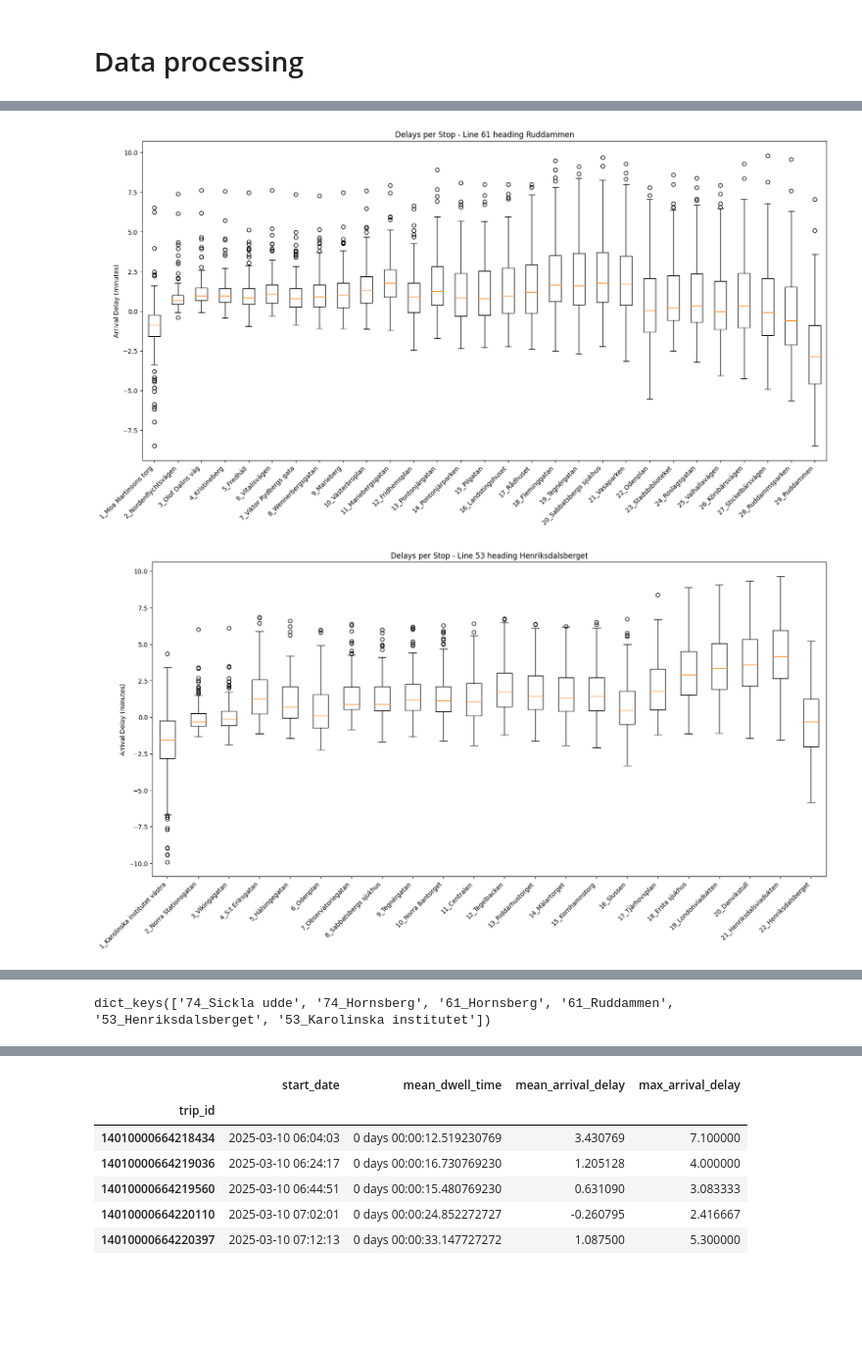
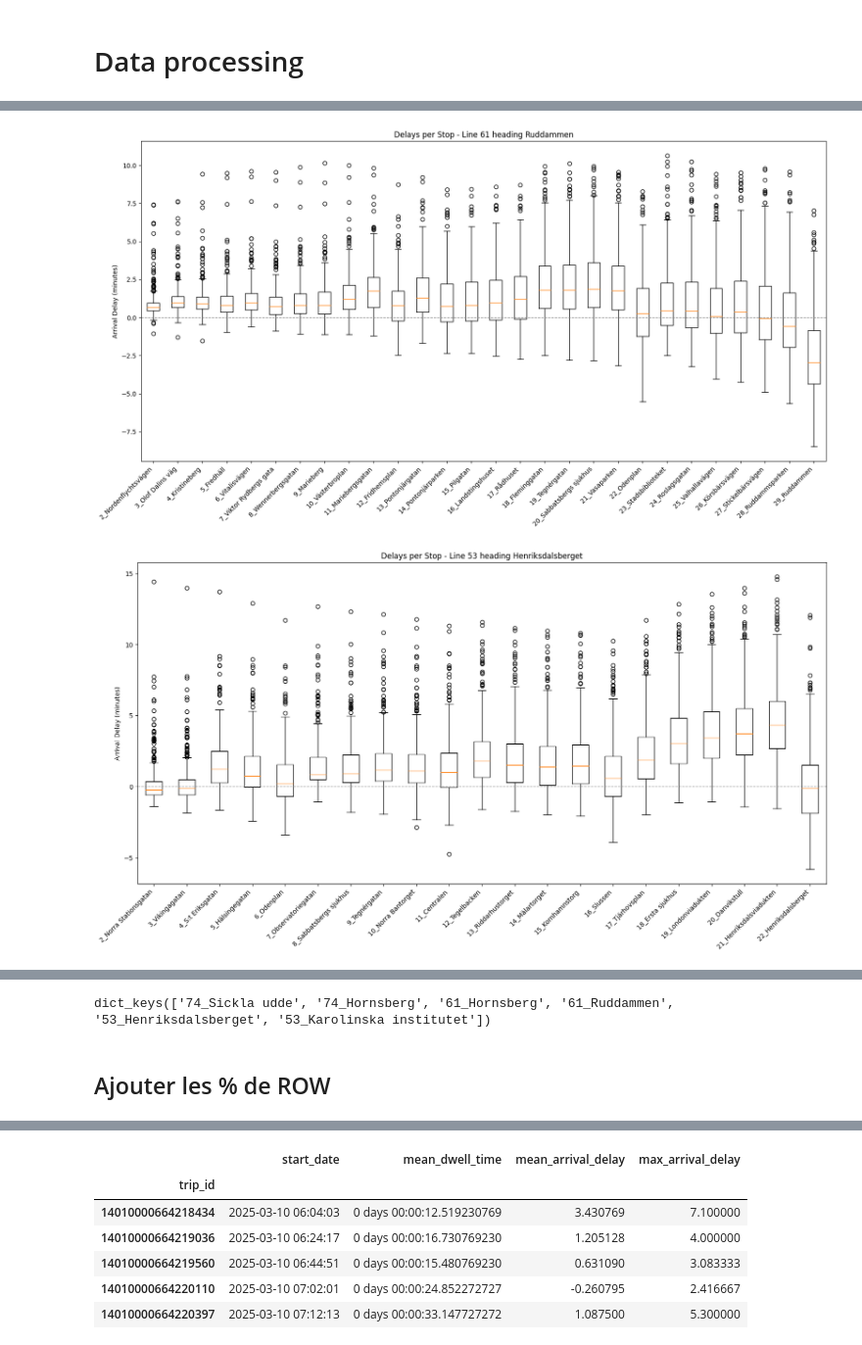
Before and after one commit to jesus-martinez02/PT-Project, a Jupyter notebook: boxplot (2).ipynb, the cells around one changed output, grey strips where cells are left out. Shown at 98% size. Saved outputs shown, nothing was run; the diff lists cells and outputs as text; code cells hidden in the pictures; blank space fills up the shorter version.

```diff
--- a/boxplot (2).ipynb
+++ b/boxplot (2).ipynb
@@ -3,7 +3,7 @@ import pandas as pd
 import matplotlib.pyplot as plt
 import seaborn as sns
 import numpy as np
-url = "C:/Users/chloe/Downloads/first_week.csv"
+url = "C:/Users/chloe/Downloads/full_dataset.csv"
 df = pd.read_csv(url)
 # %%
 import pandas as pd
@@ -11,7 +11,6 @@ import matplotlib.pyplot as plt
 import seaborn as sns
 import numpy as np
 url = "C:/Users/chloe/Downloads/data_propres.csv"
-df = pd.read_csv(url)
 # %%
 df['arrival_delay_minutes'] = df['arrival_delay']/60
 # %%
@@ -83,2 +82,0 @@ list_trip_id = list(set(list_trip_id))
-# %%
-df = df_ini
@@ -87,7 +83,8 @@ NameError: name 'df_ini' is not defined
 # %%
-df_annoying = df.loc[(df['trip_id'].isin(list_trip_id)
+df_annoying = df.loc[(df['trip_id'].isin(list_trip_id))
         & (~df['stop_name'].isin(['Södersjukhuset','Roselund','Södra station']))
-        & (df['stop_headsign'].isin(['Sickla udde via Södersjukhuset','Hornsberg via Södersjukhuset'])))]
+        #& (df['stop_headsign'].isin(['Sickla udde via Södersjukhuset','Hornsberg via Södersjukhuset'])))
+                    ]
 
 def annoying_trips(u):
     if u['stop_headsign'] in ['Sickla udde via Södersjukhuset']:
@@ -98,12 +95,12 @@ def annoying_trips(u):
         return u['stop_headsign']
 
 def annoying_sequences(u):
-    if u['stop_headsign'] in ['Sickla udde via Södersjukhuset','Hornsberg via Södersjukhuset']:
-        u['stop_sequence_real']+=1
+    if u['stop_headsign'] not in ['Sickla udde via Södersjukhuset','Hornsberg via Södersjukhuset']:
+        #if it isn't in the headsign, they already passed it
+        u['stop_sequence_sched']-=1
+    return u['stop_sequence_sched']
 
-    return None
-
-df_annoying.apply(annoying_sequences, axis=1)
+df_annoying['stop_sequence_sched'] = df_annoying.apply(annoying_sequences, axis=1)
 
 df_annoying['stop_headsign'] = df_annoying.apply(annoying_trips, axis=1)
 # %% [output]
@@ -163,6 +167,8 @@ for line in df['route_short_name'].unique():
         performances_per_lines[str(line) + '_' + dest] = subset
 
         for stop in sorted(subset['stop_sequence_sched'].unique()):
+            if stop == 1:
+                continue
             stop_subset = subset.loc[subset['stop_sequence_sched'] == stop]
             values = stop_subset['arrival_delay_minutes'].dropna().values
 
@@ -176,6 +182,7 @@ for line in df['route_short_name'].unique():
             ax = fig.add_axes([0, 0, 1, 1])
             bp = ax.boxplot(d)
             ax.set_xticklabels(labels, rotation=45, ha='right')
+            plt.axhline(y=0, color='gray', linestyle='--', linewidth=1)
 
             ax.set_ylabel("Arrival Delay (minutes)")
             ax.set_title(f"Delays per Stop - Line {line} heading {dest}")
@@ -208,2 +215,2 @@ Karolinska institutet
-[figure, old version]
+[figure, new version]
-[figure, old version]
+[figure, new version]
@@ -212,3 +219,5 @@ Karolinska institutet
 performances_per_lines.keys()
 # %% [output]
 dict_keys(['74_Sickla udde', '74_Hornsberg', '61_Hornsberg', '61_Ruddammen', '53_Henriksdalsberget', '53_Karolinska institutet'])
+# %% [markdown]
+## Ajouter les % de ROW
```
Also changed, not shown: parts of 25 cells of this notebook.
